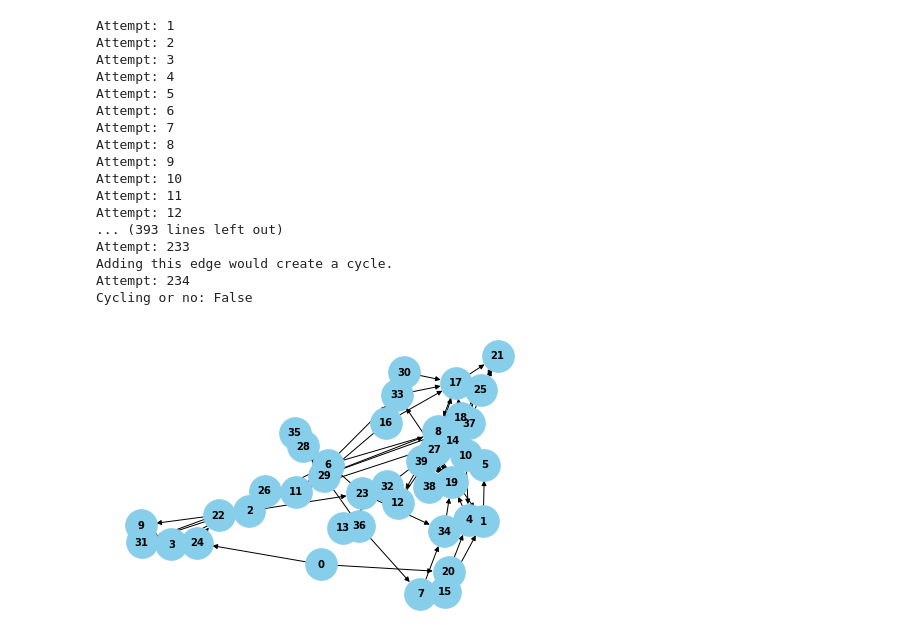
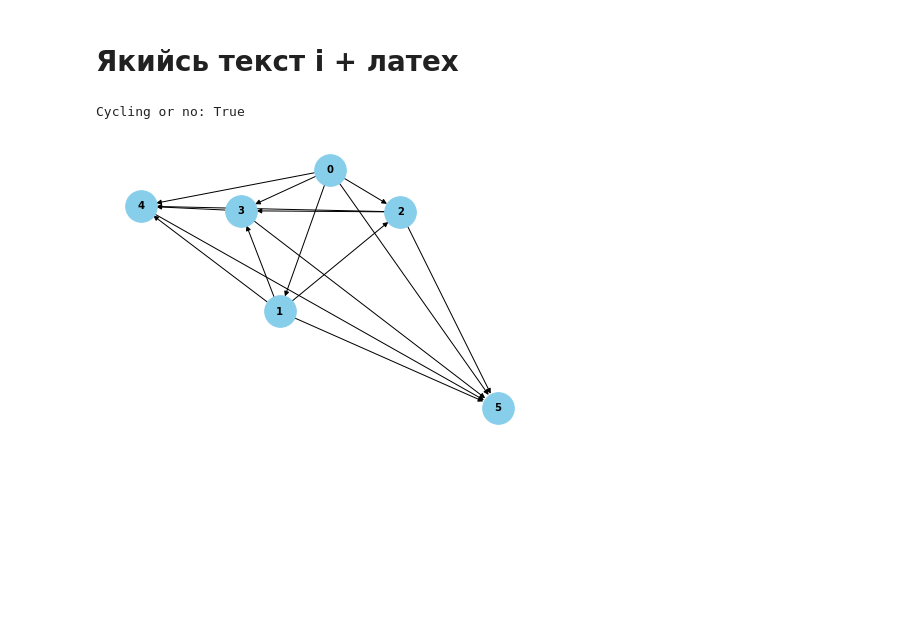
Before and after one commit to Omal1k/Topological-sort-DM-project-, a Jupyter notebook: Untitled.ipynb, the cells around one changed output. Drawn from its saved outputs; the diff is of its cells as text; code cells hidden in the pictures; blank space fills up the shorter version.

```diff
--- a/Untitled.ipynb
+++ b/Untitled.ipynb
@@ -3 +7,3 @@ import random
+# %% [markdown]
+# Якийсь текст і + латех
 # %%
@@ -102,27 +133,11 @@ class Graph:
 # %%
 graph = Graph()
 
-graph.generate_random_graph(40, 0.3)
+graph.generate_random_graph(6, 1)
 graph.visualize()
 # %% [output]
-Attempt: 1
-Attempt: 2
-Attempt: 3
-Attempt: 4
-Attempt: 5
-Attempt: 6
-Attempt: 7
-Attempt: 8
-Attempt: 9
-Attempt: 10
-Attempt: 11
-Attempt: 12
-... (393 lines left out)
-Attempt: 233
-Adding this edge would create a cycle.
-Attempt: 234
-Cycling or no: False
+Cycling or no: True
-[figure, old version]
+[figure, new version]
 # %%
 graph.create_adjacency_matrix()
 for row in graph.adjacency_matrix:
```
Also changed, not shown: parts of 7 cells of this notebook.
